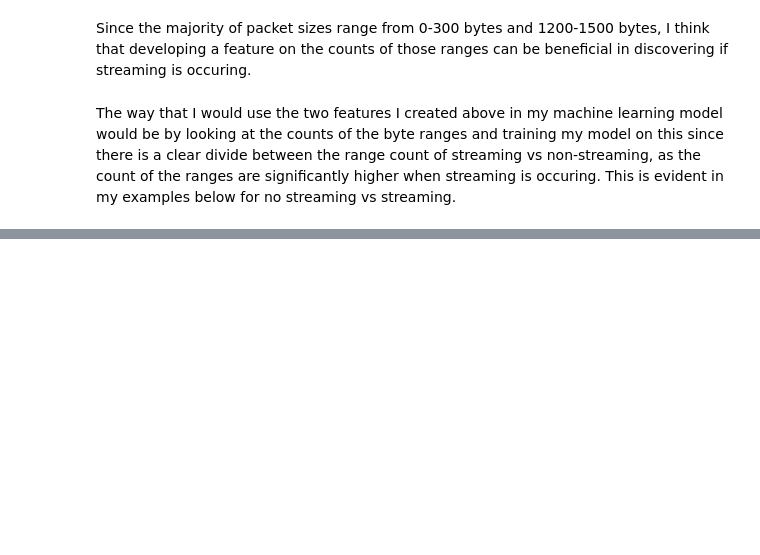
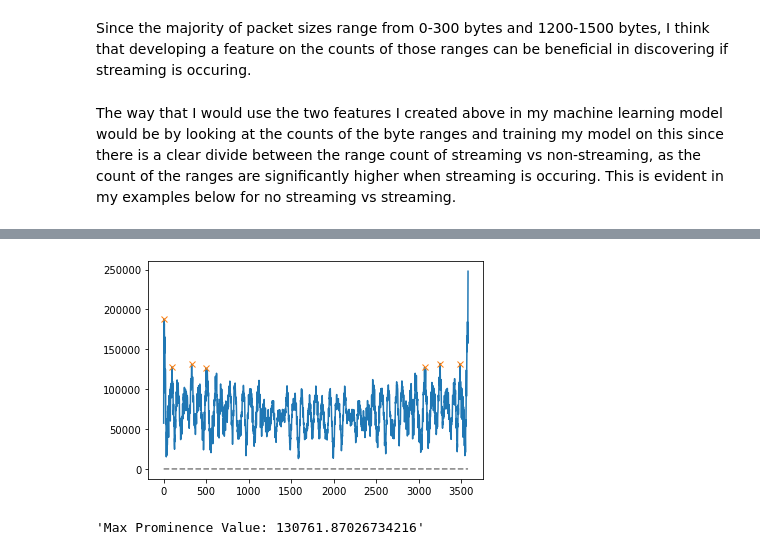
Before and after one commit to pristinsky1/DSC180A_Viasat_Project, a Jupyter notebook: notebooks/Analysis.ipynb, the cells around one changed output, grey strips where cells are left out. Cells and saved outputs as stored; diff of their text form; code cells hidden in the pictures; blank space fills up the shorter version.

```diff
--- a/notebooks/Analysis.ipynb
+++ b/notebooks/Analysis.ipynb
@@ -67,0 +76,5 @@ TypeError: list indices must be integers or slices, not list
+# %%
+prominence_analysis(nonstreaming_df)
+# %% [output]
+[figure, added]
+'Max Prominence Value: 130761.87026734216'
```
Also changed, not shown: parts of 6 cells of this notebook.
